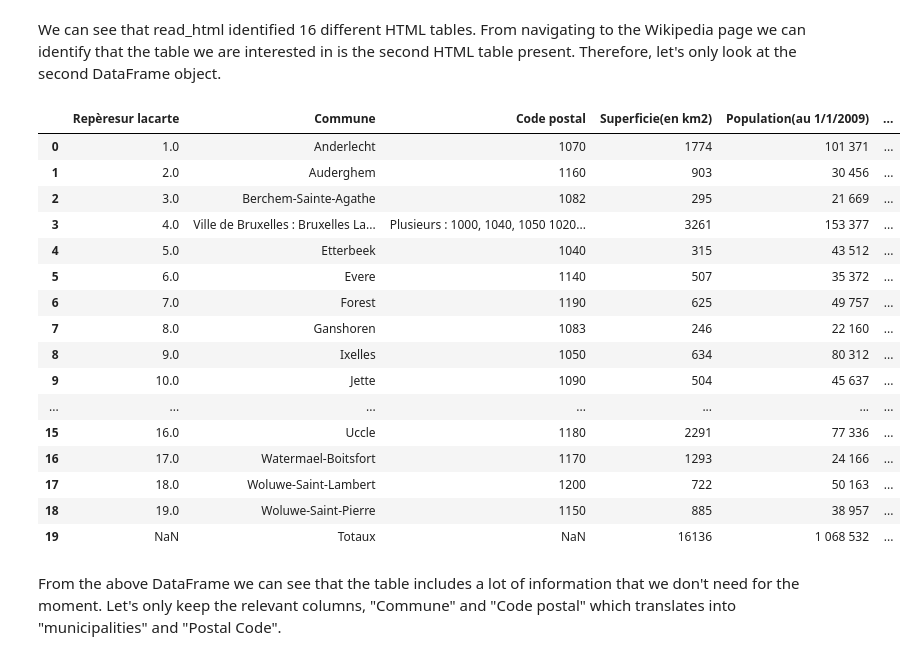
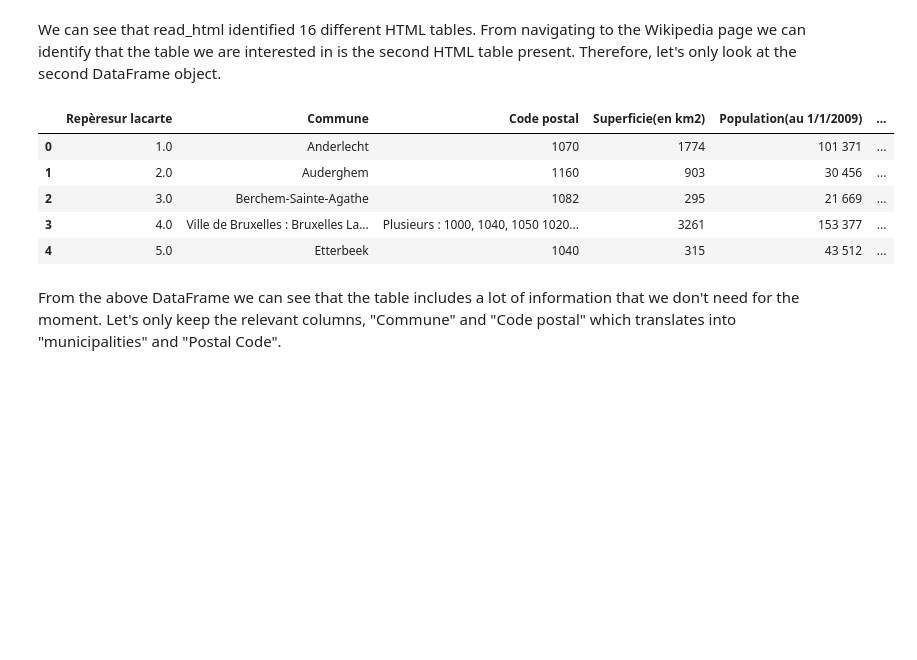
Before and after one commit to ArnaudBorrens/Battle-of-the-Neighbourhoods, a Jupyter notebook: Pyhton_Scripts/Final_Assignment.ipynb, the cells around one changed output. Cells and saved outputs as stored; diff of their text form; code cells hidden in the pictures; blank space fills up the shorter version.

```diff
--- a/Pyhton_Scripts/Final_Assignment.ipynb
+++ b/Pyhton_Scripts/Final_Assignment.ipynb
@@ -51,25 +75,14 @@ We can see that read_html identified 16 different HTML tables. From navigating t
 # %%
 brussels_list = df_list[1]
 
-brussels_list
+brussels_list.head()
 # %% [output]
 |  | Repèresur lacarte | Commune | Code postal | Superficie(en km2) | Population(au 1/1/2009) | ... |
 | 0 | 1.0 | Anderlecht | 1070 | 1774 | 101 371 | ... |
 | 1 | 2.0 | Auderghem | 1160 | 903 | 30 456 | ... |
 | 2 | 3.0 | Berchem-Sainte-Agathe | 1082 | 295 | 21 669 | ... |
 | 3 | 4.0 | Ville de Bruxelles : Bruxelles La... | Plusieurs : 1000, 1040, 1050 1020... | 3261 | 153 377 | ... |
 | 4 | 5.0 | Etterbeek | 1040 | 315 | 43 512 | ... |
-| 5 | 6.0 | Evere | 1140 | 507 | 35 372 | ... |
-| 6 | 7.0 | Forest | 1190 | 625 | 49 757 | ... |
-| 7 | 8.0 | Ganshoren | 1083 | 246 | 22 160 | ... |
-| 8 | 9.0 | Ixelles | 1050 | 634 | 80 312 | ... |
-| 9 | 10.0 | Jette | 1090 | 504 | 45 637 | ... |
-| ... | ... | ... | ... | ... | ... | ... |
-| 15 | 16.0 | Uccle | 1180 | 2291 | 77 336 | ... |
-| 16 | 17.0 | Watermael-Boitsfort | 1170 | 1293 | 24 166 | ... |
-| 17 | 18.0 | Woluwe-Saint-Lambert | 1200 | 722 | 50 163 | ... |
-| 18 | 19.0 | Woluwe-Saint-Pierre | 1150 | 885 | 38 957 | ... |
-| 19 | NaN | Totaux | NaN | 16136 | 1 068 532 | ... |
 # %% [markdown]
 From the above DataFrame we can see that the table includes a lot of information that we don't need for the moment. Let's only keep the relevant columns, "Commune" and "Code postal" which translates into "municipalities" and "Postal Code".
 # %%
```
Also changed, not shown: parts of 25 cells of this notebook.
